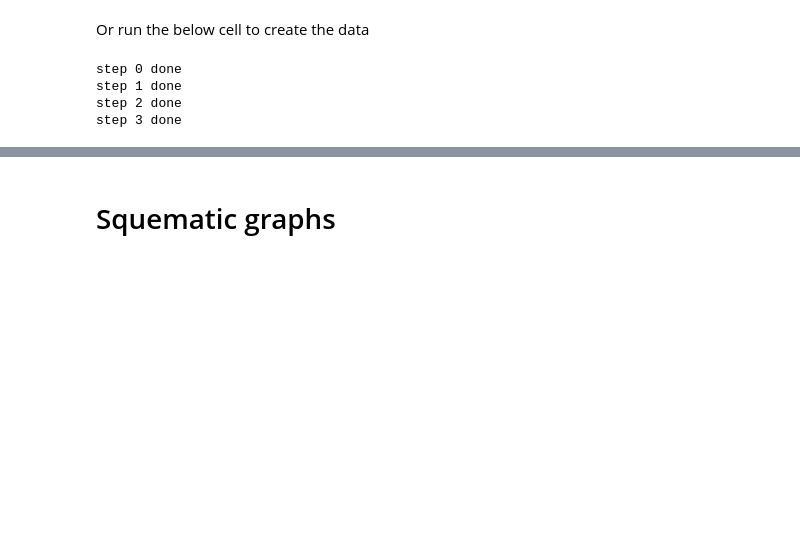
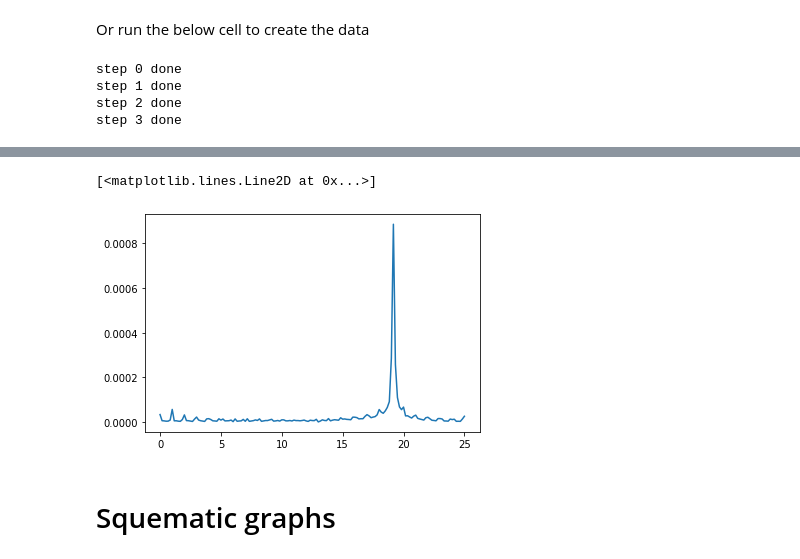
Before and after one commit to lnls-fac/apsuite, a Jupyter notebook: apsuite/emittance_exchange/bo_tune_measure/tune_measure_tests.ipynb, the cells around one changed output, grey strips where cells are left out. Saved outputs shown, nothing was run; the diff lists cells and outputs as text; code cells hidden in the pictures; blank space fills up the shorter version.

```diff
--- a/apsuite/emittance_exchange/bo_tune_measure/tune_measure_tests.ipynb
+++ b/apsuite/emittance_exchange/bo_tune_measure/tune_measure_tests.ipynb
@@ -118,3 +181,8 @@ array([0.00011305, 0.00011305, 0.00011305, ..., 0.00011448, 0.00011305,
+# %%
+plt.plot(freqs, spc1[:,2])
+# %% [output]
+[<matplotlib.lines.Line2D at 0x...>]
+[figure, added]
 # %% [markdown]
 # Squematic graphs
 # %%
```
Also changed, not shown: parts of 16 cells of this notebook.
